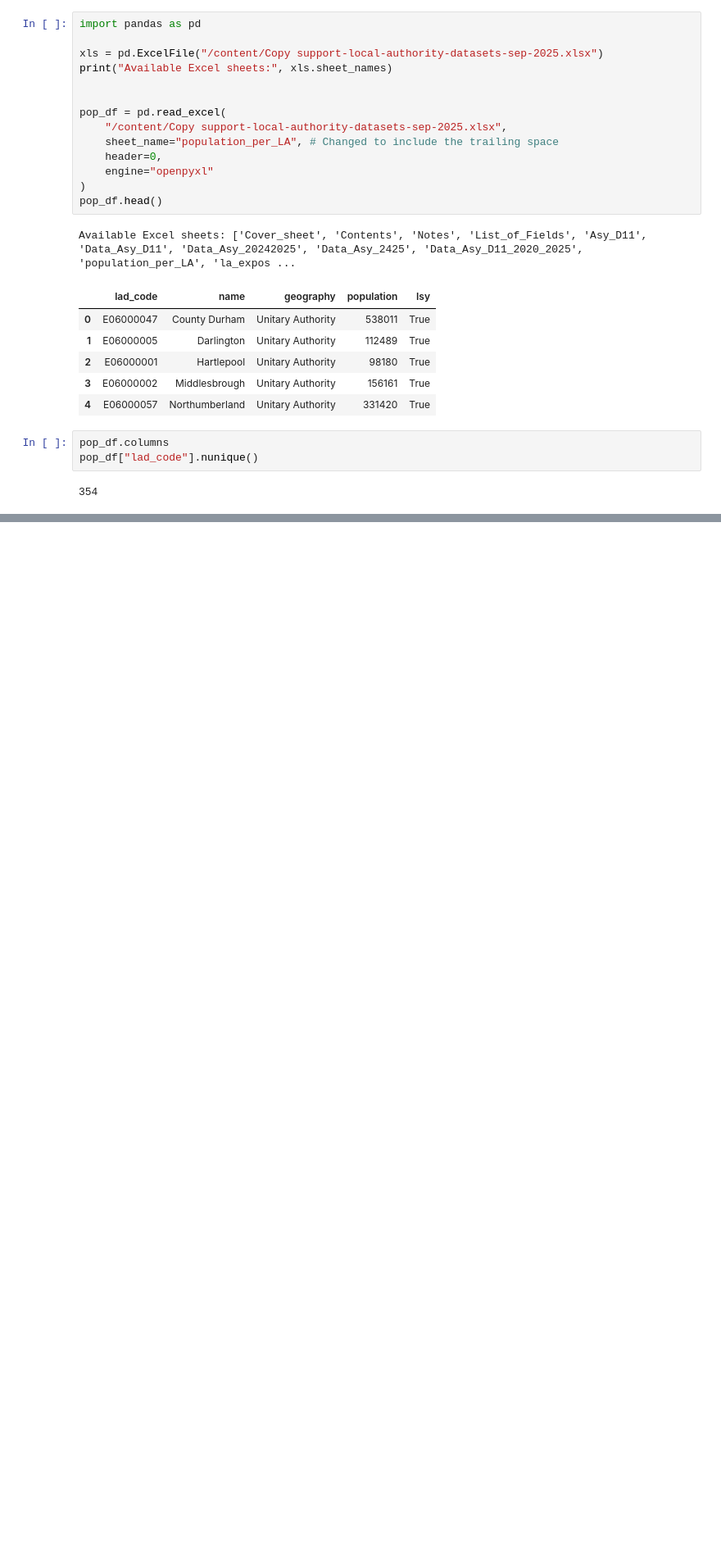
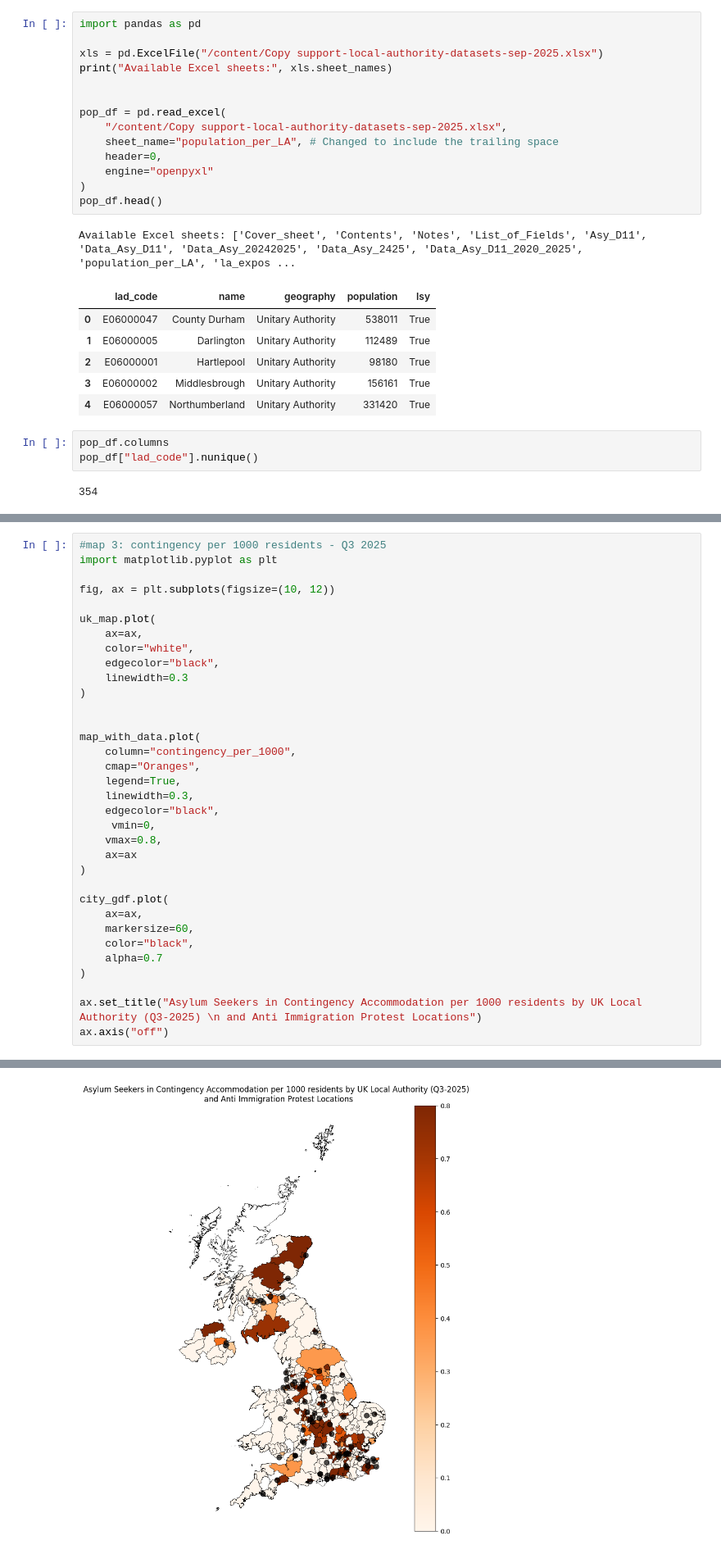
Before and after one commit to awenroberts/QM2-Project, a Jupyter notebook: awen_protests_visualisation_final.ipynb, the cells around one changed output, grey strips where cells are left out. Shown at 82% size. Drawn from its saved outputs; the diff is of its cells as text; blank space fills up the shorter version.

```diff
--- a/awen_protests_visualisation_final.ipynb
+++ b/awen_protests_visualisation_final.ipynb
@@ -525,0 +407,35 @@ plt.show()
+# %%
+#map 3: contingency per 1000 residents - Q3 2025
+import matplotlib.pyplot as plt
+
+fig, ax = plt.subplots(figsize=(10, 12))
+
+uk_map.plot(
+    ax=ax,
+    color="white",
+    edgecolor="black",
+    linewidth=0.3
+)
+
+
+map_with_data.plot(
+    column="contingency_per_1000",
+    cmap="Oranges",
+    legend=True,
+    linewidth=0.3,
+    edgecolor="black",
+     vmin=0,
+    vmax=0.8,
+    ax=ax
+)
+
+city_gdf.plot(
+    ax=ax,
+    markersize=60,
+    color="black",
+    alpha=0.7
+)
+
+ax.set_title("Asylum Seekers in Contingency Accommodation per 1000 residents by UK Local Authority (Q3-2025) \n and Anti Immigration Protest Locations")
+ax.axis("off")
+# %% [output]
@@ -525,0 +446 @@ plt.show()
+[figure, added]
```
Also changed, not shown: parts of 22 cells of this notebook.
